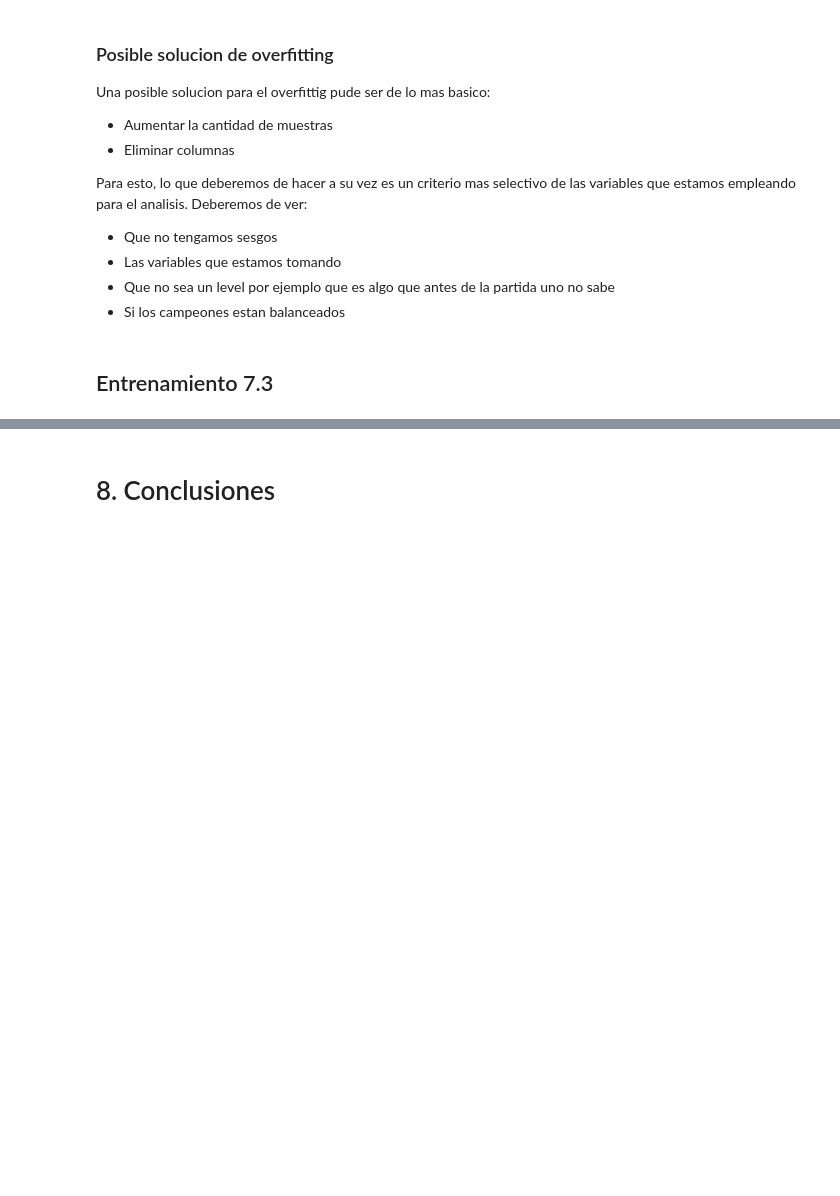
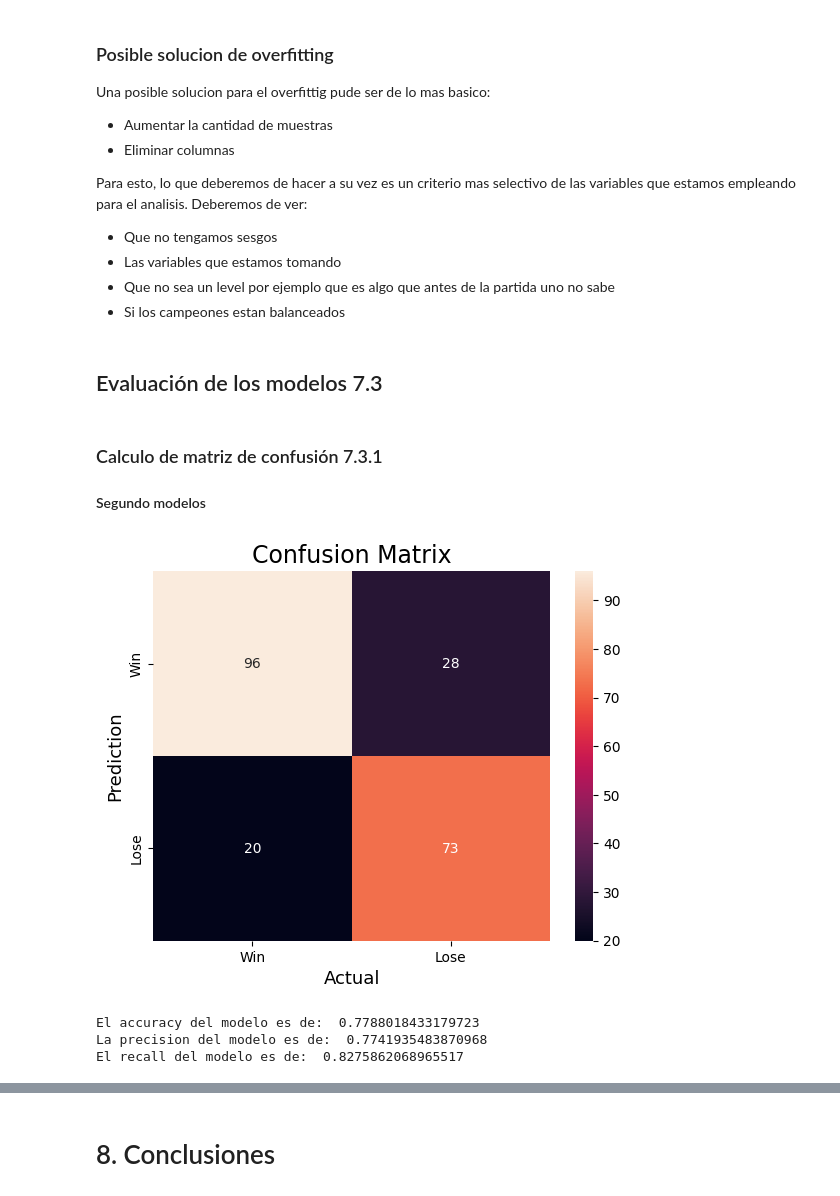
Before and after one commit to HugoCaleroBuratto/LeagueOfLegendMatch, a Jupyter notebook: lol_scrip.ipynb, the cells around one changed output, grey strips where cells are left out. Drawn from its saved outputs; the diff is of its cells as text; code cells hidden in the pictures; blank space fills up the shorter version.

Commit message:
Actualizacion, evaluacion ML

```diff
--- a/lol_scrip.ipynb
+++ b/lol_scrip.ipynb
@@ -1198,10 +1204,14 @@ x_cols2 = ['assists', 'baronKills', 'champExperience', 'damageDealtToBuildings',
            'firstBloodKill', 'goldEarned', 'kills', 'physicalDamageDealtToChampions', 'totalMinionsKilled',
            'firstTowerKill', 'teamPosition', 'totalDamageDealtToChampions', 'visionScore']
 
+# Definimos el tercer modelo para x
+x_cols3 = ['assists', 'champExperience', 'damageDealtToObjectives', 'deaths', 'dragonKills',
+           'goldEarned', 'kills', 'totalMinionsKilled',
+           'teamPosition', 'totalDamageDealtToChampions', 'visionScore']
 
 # Definimos las variables x y las y
 Y = df_for_testing[y_cols]
-X = df_for_testing[x_cols2]
+X = df_for_testing[x_cols3]
 
 # Definimos los datos de entrenamiento
 x_train, x_test, y_train, y_test = train_test_split(X, Y,
@@ -1306,4 +1318,40 @@ Para esto, lo que deberemos de hacer a su vez es un criterio mas selectivo de la
 - Que no sea un level por ejemplo que es algo que antes de la partida uno no sabe
 - Si los campeones estan balanceados
 # %% [markdown]
-## Entrenamiento 7.3
+## Evaluación de los modelos 7.3
+# %% [markdown]
+### Calculo de matriz de confusión 7.3.1
+
+#### Segundo modelos
+# %%
+# Creamos la matriz de confusión
+cm = confusion_matrix(y_test, y_pred)
+
+# Graficamos la matriz de confusión
+sns.heatmap(cm,
+            annot=True,
+            fmt='g',
+            xticklabels=['Win', 'Lose'],
+            yticklabels=['Win', 'Lose'])
+plt.ylabel('Prediction',fontsize=13)
+plt.xlabel('Actual',fontsize=13)
+plt.title('Confusion Matrix',fontsize=17)
+plt.show()
+
+## Calculamos las distintas metricas que tenemos para medir el rendimiento de nuestra matriz
+# El accurancy
+accuracy = accuracy_score(y_test, y_pred)
+print("El accuracy del modelo es de: ", accuracy)
+
+# La precision
+precision = (96/(96+28))
+print("La precision del modelo es de: ", precision)
+
+# El recall
+recall = (96/(96+20))
+print("El recall del modelo es de: ", recall)
+# %% [output]
+[figure, added]
+El accuracy del modelo es de:  0.7788018433179723
+La precision del modelo es de:  0.7741935483870968
+El recall del modelo es de:  0.8275862068965517
```
Also changed, not shown: parts of 6 cells of this notebook, 2 other files.
